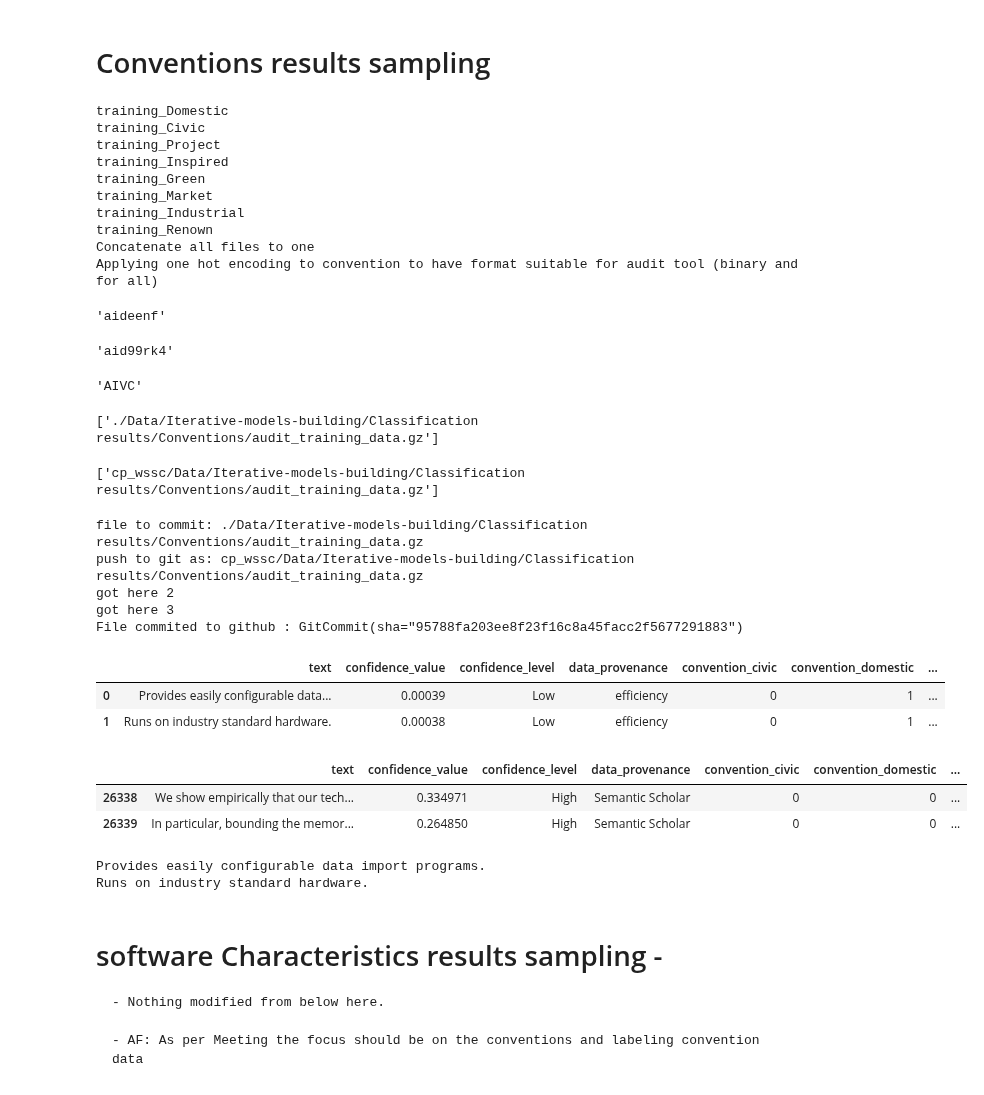
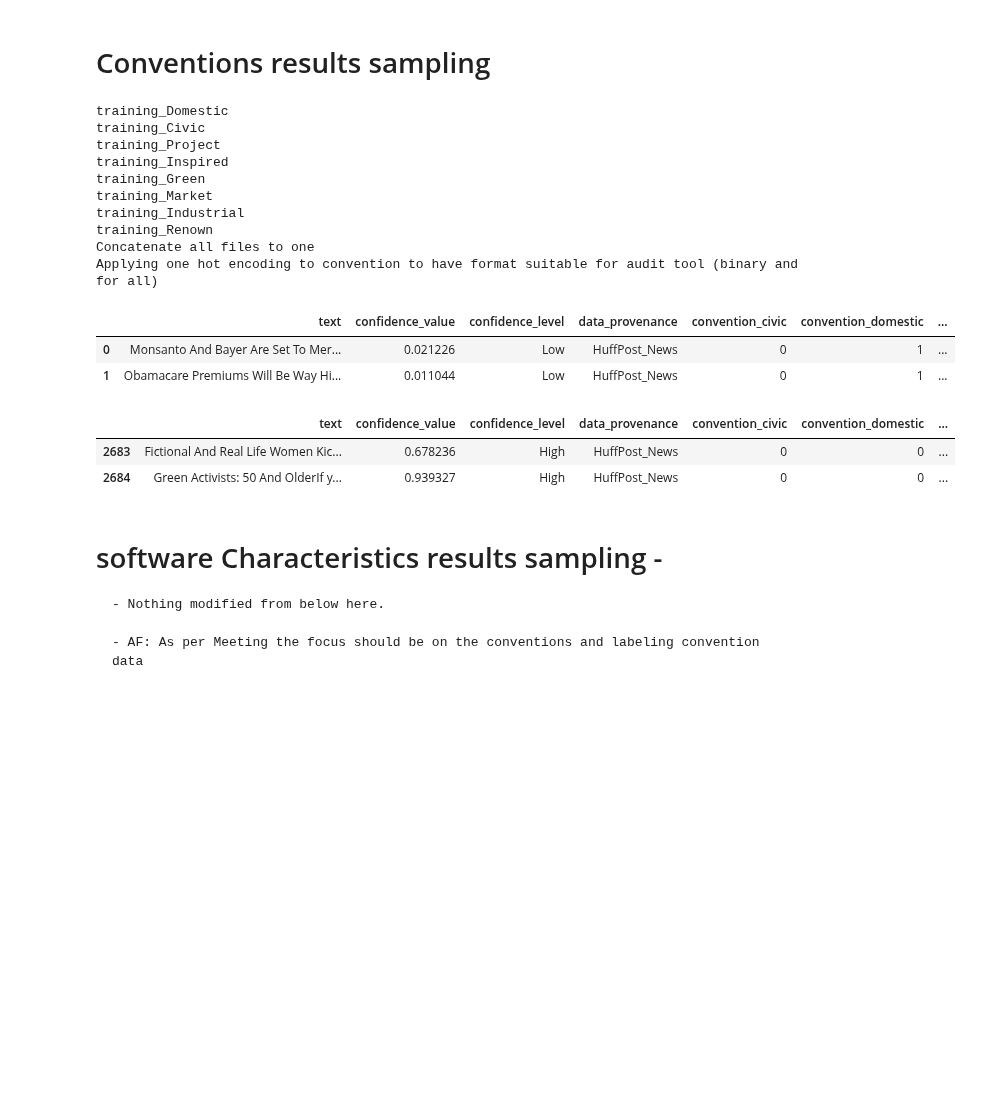
Before and after one commit to aideenf/AIVC, a Jupyter notebook: cp_wssc/Iterative models building_V1.1.ipynb, the cells around one changed output. Saved outputs shown, nothing was run; the diff lists cells and outputs as text; code cells hidden in the pictures; blank space fills up the shorter version.

```diff
--- a/cp_wssc/Iterative models building_V1.1.ipynb
+++ b/cp_wssc/Iterative models building_V1.1.ipynb
@@ -59,7 +59,7 @@ Using Theano backend.
 # %%
 ###*******START-POPULATE GIT_HUB Credentials ********###
 #To read data files directly from  github - usr/pssword not necessary for read
-USE_GIT_HUB = True
+USE_GIT_HUB = False
 
 #To read pickle files from github - usr/pssword not necessary for read
 READ_PICKLE_FROM_GIT_HUB = False
@@ -68,8 +68,8 @@ READ_PICKLE_FROM_GIT_HUB = False
 
 
 #To push data files directly to  github - usr/pssword required
-GIT_USER = '@@@@'
-GIT_PSWD = '@@@@'
+GIT_USER = '***'
+GIT_PSWD = '***'
 GIT_REPO = 'AIVC'
 ###*******END-POPULATE GIT_HUB Credentials ********###
 
@@ -111,7 +111,8 @@ import  base64
 def remove_excluded_files(file_list):
     cleaned_file_list = []
     for f in file_list:
-        if not f.startswith( '.' ) and not "random" in f and "gathered_" in f and not f.startswith("_"):
+        #and "." in f to exclude directories from the list.
+        if not f.startswith( '.' ) and not "random" in f and "gathered_" in f and not f.startswith("_") and "." in f:
             cleaned_file_list.append(f)
     return cleaned_file_list
 
@@ -550,57 +549,44 @@ convention_sentences_df = pd.concat([convention_sentences_df, dfDummies], axis=1
 convention_sentences_df = convention_sentences_df.drop(["convention"], axis=1)
 
 ## Now we will save a file 'audit_training_data.tsv'  and zipped version locally which contains all of the results
-file_name = 'audit_training_data.tsv'
-file_name_zip = 'audit_training_data.gz'
+file_name = 'audit_training_data2.tsv'
+file_name_zip = 'audit_training_data2.gz'
 
 file_path = BASE_DIR +"/Classification results/"+CONVS_DIR_NAME +"/"
 convention_sentences_df.to_csv(file_path + file_name)
 convention_sentences_df.to_csv(file_path + file_name_zip, compression='gzip')
 
 ## We will also push this to git hub for use by audit tool
 if(USE_GIT_HUB == True):
     #Call helper file to zip the file for push to github
     my_file_list = [file_path + file_name_zip]
     push_to_git_as = ['cp_wssc/Data/Iterative-models-building/Classification results/Conventions/'+file_name_zip]
     save_to_github(GIT_USER, GIT_PSWD, GIT_REPO, my_file_list, push_to_git_as)
 
 display (convention_sentences_df.head(2))
 display (convention_sentences_df.tail(2))
 
 ############################END CODE ADDED BY AIDEEN####################################################
 # %% [output]
 training_Domestic
 training_Civic
 training_Project
 training_Inspired
 training_Green
 training_Market
 training_Industrial
 training_Renown
 Concatenate all files to one
 Applying one hot encoding to convention to have format suitable for audit tool (binary and for all)
-'aideenf'
-'aid99rk4'
-'AIVC'
-['./Data/Iterative-models-building/Classification results/Conventions/audit_training_data.gz']
-['cp_wssc/Data/Iterative-models-building/Classification results/Conventions/audit_training_data.gz']
-file to commit: ./Data/Iterative-models-building/Classification results/Conventions/audit_training_data.gz
-push to git as: cp_wssc/Data/Iterative-models-building/Classification results/Conventions/audit_training_data.gz
-got here 2
-got here 3
-File commited to github : GitCommit(sha="95788fa203ee8f23f16c8a45facc2f5677291883")
 |  | text | confidence_value | confidence_level | data_provenance | convention_civic | convention_domestic | ... |
-| 0 | Provides easily configurable data... | 0.00039 | Low | efficiency | 0 | 1 | ... |
-| 1 | Runs on industry standard hardware. | 0.00038 | Low | efficiency | 0 | 1 | ... |
+| 0 | Monsanto And Bayer Are Set To Mer... | 0.021226 | Low | HuffPost_News | 0 | 1 | ... |
+| 1 | Obamacare Premiums Will Be Way Hi... | 0.011044 | Low | HuffPost_News | 0 | 1 | ... |
 |  | text | confidence_value | confidence_level | data_provenance | convention_civic | convention_domestic | ... |
-| 26338 | We show empirically that our tech... | 0.334971 | High | Semantic Scholar | 0 | 0 | ... |
-| 26339 | In particular, bounding the memor... | 0.264850 | High | Semantic Scholar | 0 | 0 | ... |
+| 2683 | Fictional And Real Life Women Kic... | 0.678236 | High | HuffPost_News | 0 | 0 | ... |
+| 2684 | Green Activists: 50 And OlderIf y... | 0.939327 | High | HuffPost_News | 0 | 0 | ... |
 # %%
 print(conv_stratified_classifications['training_Domestic'][0].text)
 print(conv_stratified_classifications['training_Domestic'][1].text)
-# %% [output]
-Provides easily configurable data import programs.
-Runs on industry standard hardware.
 # %% [markdown]
 # software Characteristics results sampling -
 
```
Also changed, not shown: parts of 6 cells of this notebook.
